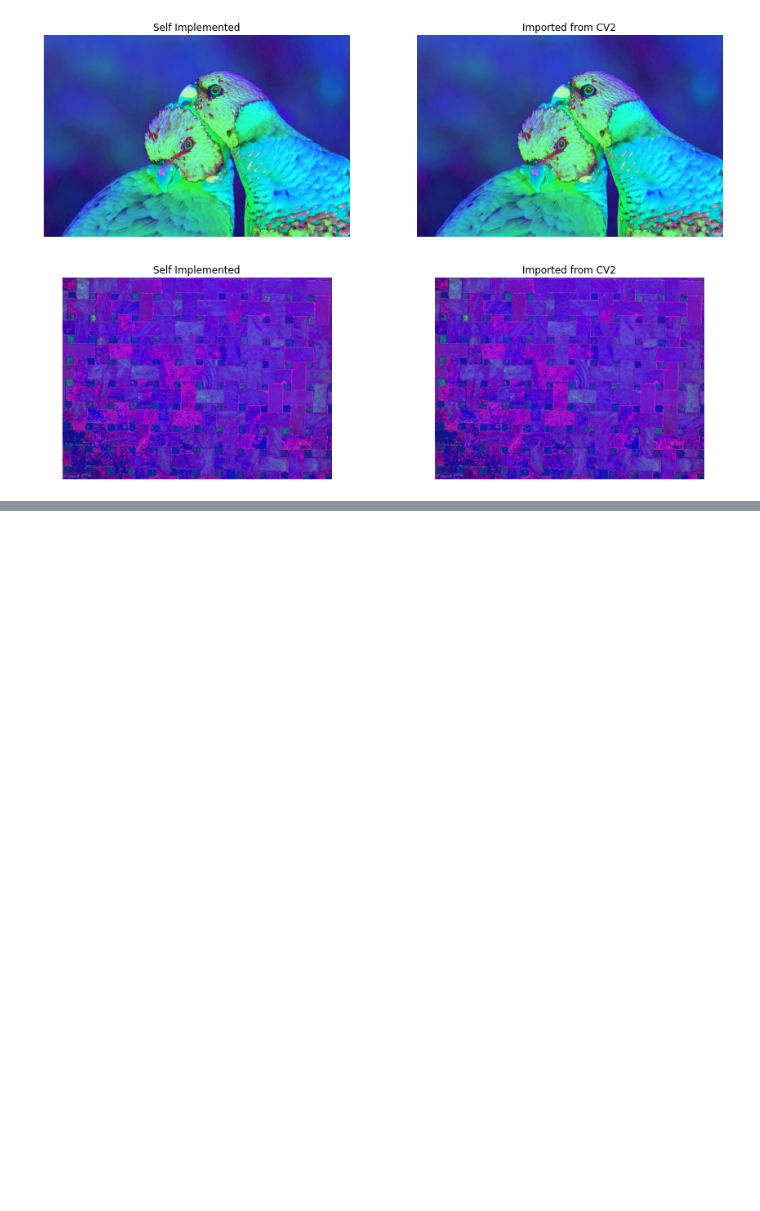
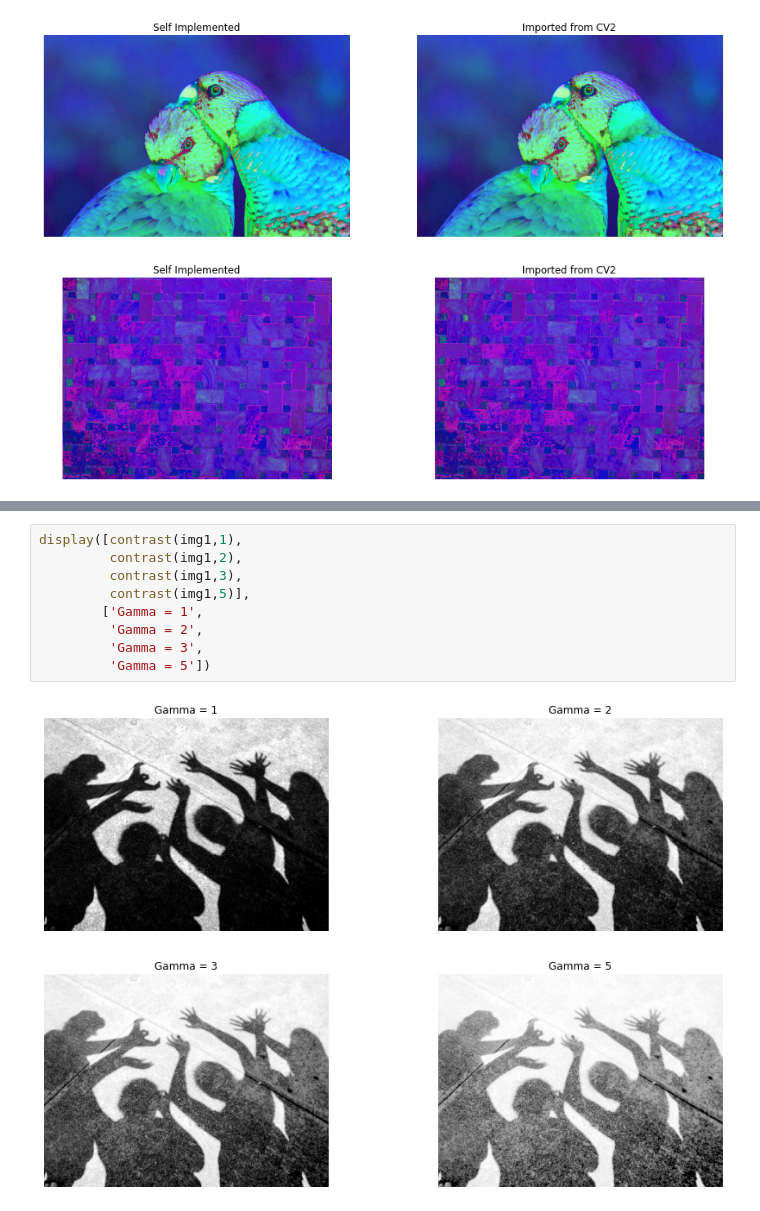
Before and after one commit to S010MON/image-processing, a Jupyter notebook: project1/6252320-Debnath-proj1.ipynb, the cells around one changed output, grey strips where cells are left out. Drawn from its saved outputs; the diff is of its cells as text; blank space fills up the shorter version.

```diff
--- a/project1/6252320-Debnath-proj1.ipynb
+++ b/project1/6252320-Debnath-proj1.ipynb
@@ -139,0 +203,11 @@ HSV takes the minimum value of the three RGB channels from the total value and t
+# %%
+display([contrast(img1,1),
+         contrast(img1,2),
+         contrast(img1,3),
+         contrast(img1,5)],
+        ['Gamma = 1',
+         'Gamma = 2',
+         'Gamma = 3',
+         'Gamma = 5'])
+# %% [output]
+[figure, added]
```
Also changed, not shown: parts of 27 cells of this notebook, 1 other file.
